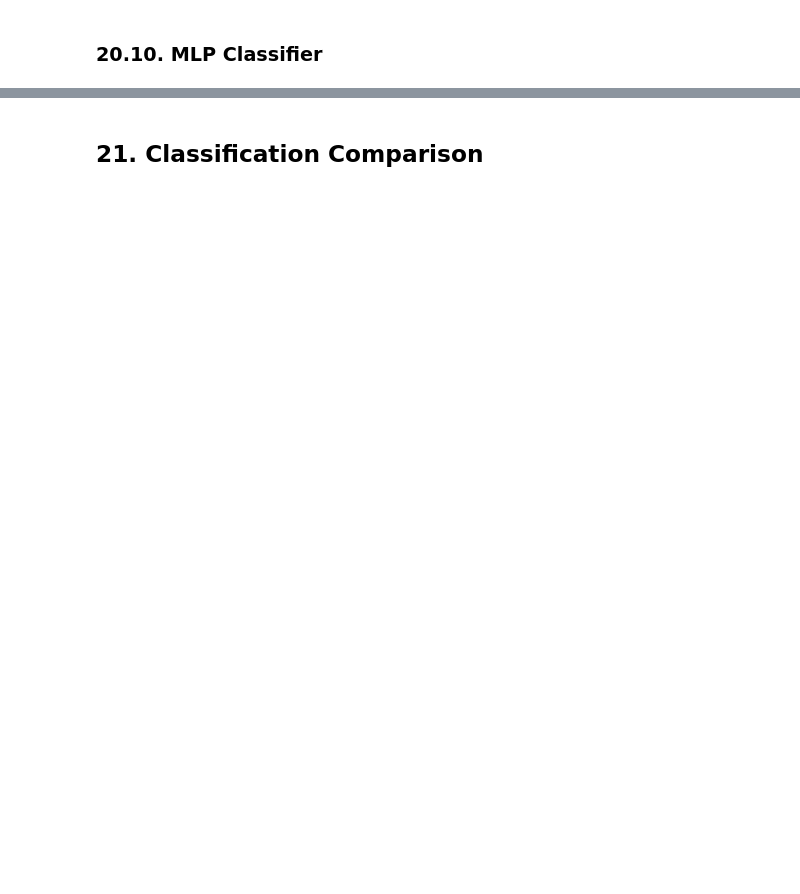
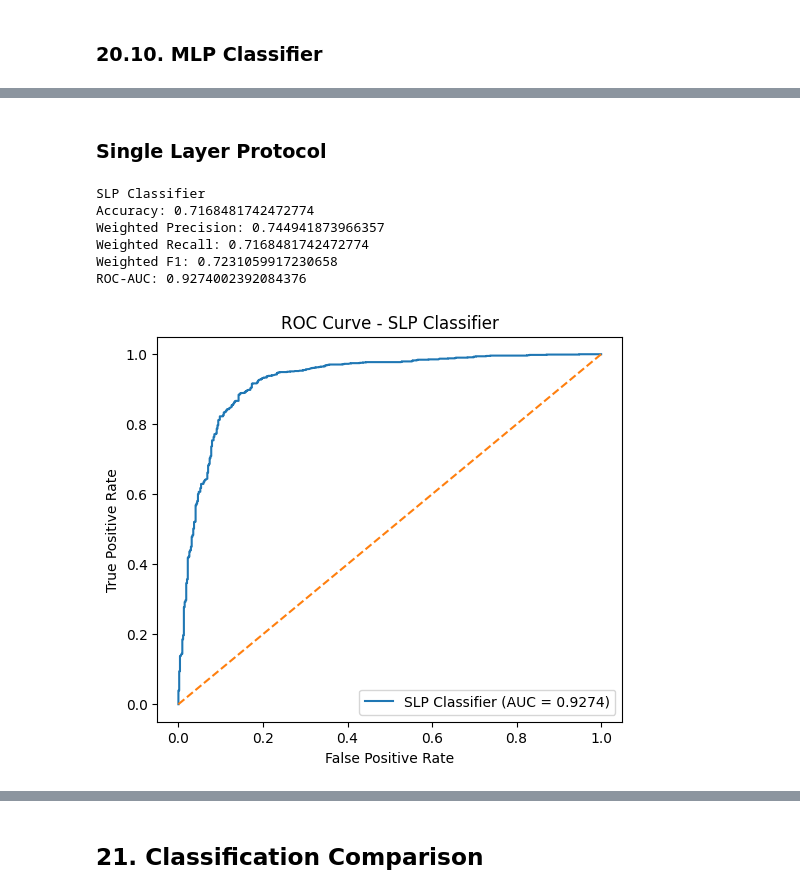
Before and after one commit to rishitkumar8/Business-Financial-Health-Credit-Risk-Intelligence-Platform, a Jupyter notebook: notebooks/classification.ipynb, the cells around one changed output, grey strips where cells are left out. Drawn from its saved outputs; the diff is of its cells as text; code cells hidden in the pictures; blank space fills up the shorter version.

```diff
--- a/notebooks/classification.ipynb
+++ b/notebooks/classification.ipynb
@@ -367,0 +368,32 @@ ROC-AUC: 0.927401145301004
+# %% [markdown]
+### Single Layer Protocol
+# %%
+from sklearn.linear_model import Perceptron
+# Single Layer Perceptron
+slp_clf = Perceptron(
+    max_iter=1000,
+    eta0=0.1,
+    random_state=42
+)
+
+# Train the model
+slp_clf.fit(X_train_c_scaled, y_train_c)
+
+# Predictions
+slp_preds = slp.predict(X_test_c_scaled)
+slp_probs = mlp_clf.predict_proba(X_test_c_scaled)[:, 1]
+
+add_clf_result(
+    "SLP Classifier",
+    slp_clf,
+    slp_preds,
+    slp_probs
+)
+# %% [output]
+SLP Classifier
+Accuracy: 0.7168481742472774
+Weighted Precision: 0.744941873966357
+Weighted Recall: 0.7168481742472774
+Weighted F1: 0.7231059917230658
+ROC-AUC: 0.9274002392084376
+[figure, added]
```
Also changed, not shown: parts of 19 cells of this notebook.
